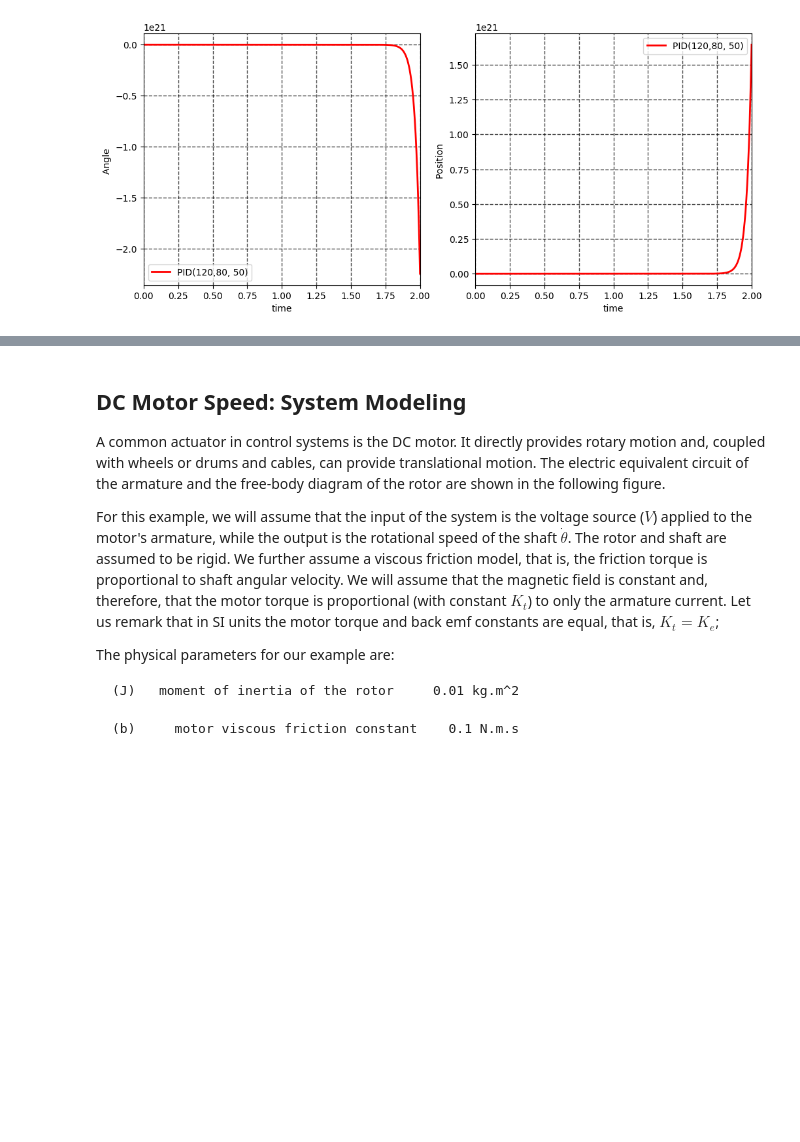
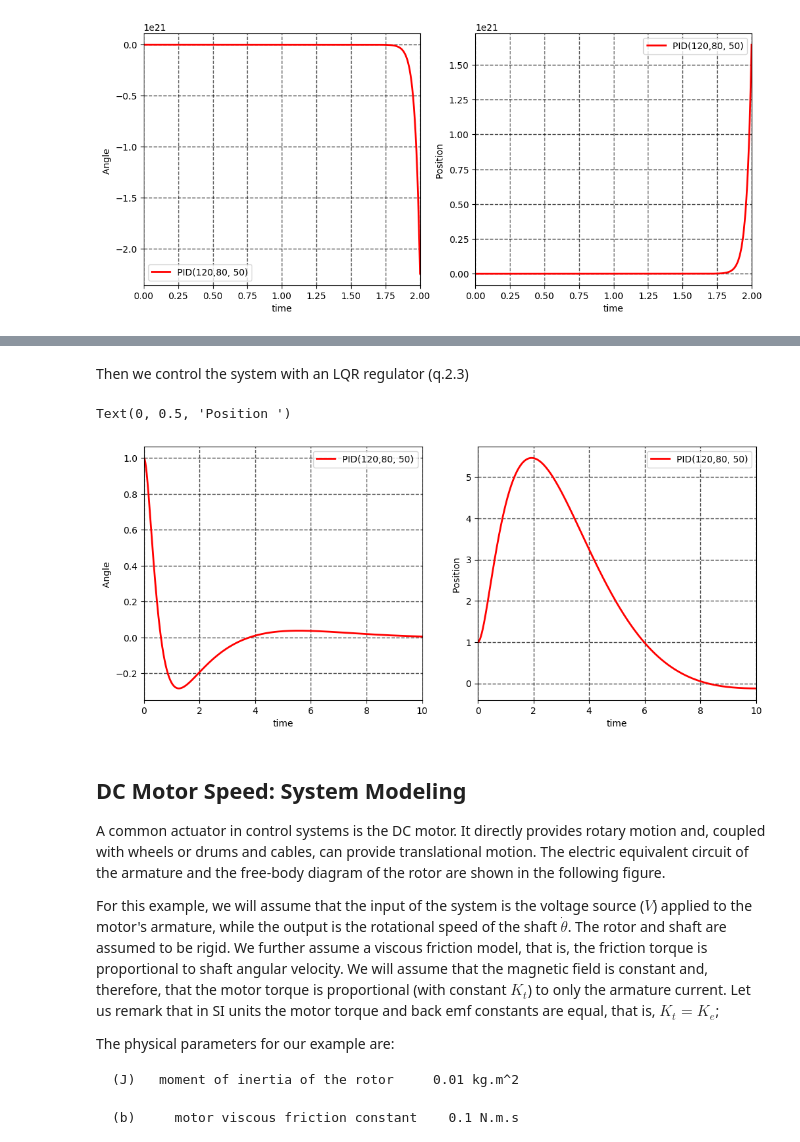
Before and after one commit to nathanchandanson/Majeure-STIC, a Jupyter notebook: AUT202/APM_4AUT2_TA_TP4.ipynb, the cells around one changed output, grey strips where cells are left out. Cells and saved outputs as stored; diff of their text form; code cells hidden in the pictures; blank space fills up the shorter version.

```diff
--- a/AUT202/APM_4AUT2_TA_TP4.ipynb
+++ b/AUT202/APM_4AUT2_TA_TP4.ipynb
@@ -266,3 +299,52 @@ NameError: name 'x' is not defined
+# %% [markdown]
+Then we control the system with an LQR regulator (q.2.3)
+# %%
+t0 = 0 # Initial time
+tf = 10 # Final time
+T = np.linspace(t0, tf, 1000)
+
+Q = np.eye(4)
+R = 1
+K,_,_ = ctr.lqr(A, B, Q, R)
+
+x0 = np.array([1,
+               0,
+               1,
+               0])  # initial state
+
+def u_func(x,t):
+    return -np.dot(K,x)
+
+def w_func(t):
+    return 0.0
+
+solution = OpenLoopInputOutputSystem(A, B, D, MatC , u_func, w_func, T, x0)
+
+
+figure(figsize=(12, 5))
+y = solution[2,:]
+
+subplot(1, 2, 1)
+plot(T, y, linewidth=2.0, color = 'red')
+grid(color='black', linestyle='--', linewidth=1.0, alpha = 0.7)
+grid(True)
+xlabel('time')
+xlim([t0, tf])
+plt.legend(['PID(120,80, 50)' ])
+ylabel(r'Angle ')
+
+y = solution[0,:]
+subplot(1, 2, 2)
+plot(T, y, linewidth=2.0, color = 'red')
+grid(color='black', linestyle='--', linewidth=1.0, alpha = 0.7)
+grid(True)
+xlim([t0, tf])
+xlabel('time')
+plt.legend(['PID(120,80, 50)' ])
+ylabel(r'Position ')
+# %% [output]
+Text(0, 0.5, 'Position ')
+[figure, added]
 # %% [markdown]
 ## DC Motor Speed: System Modeling
 
```
Also changed, not shown: parts of 6 cells of this notebook, 3 other files.
